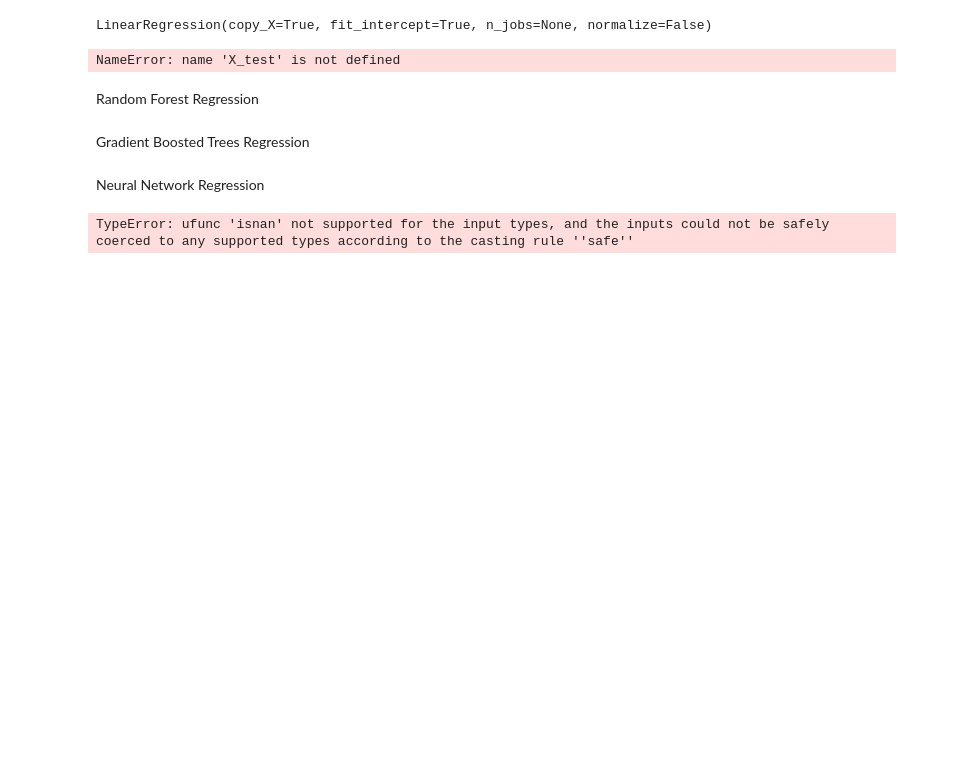
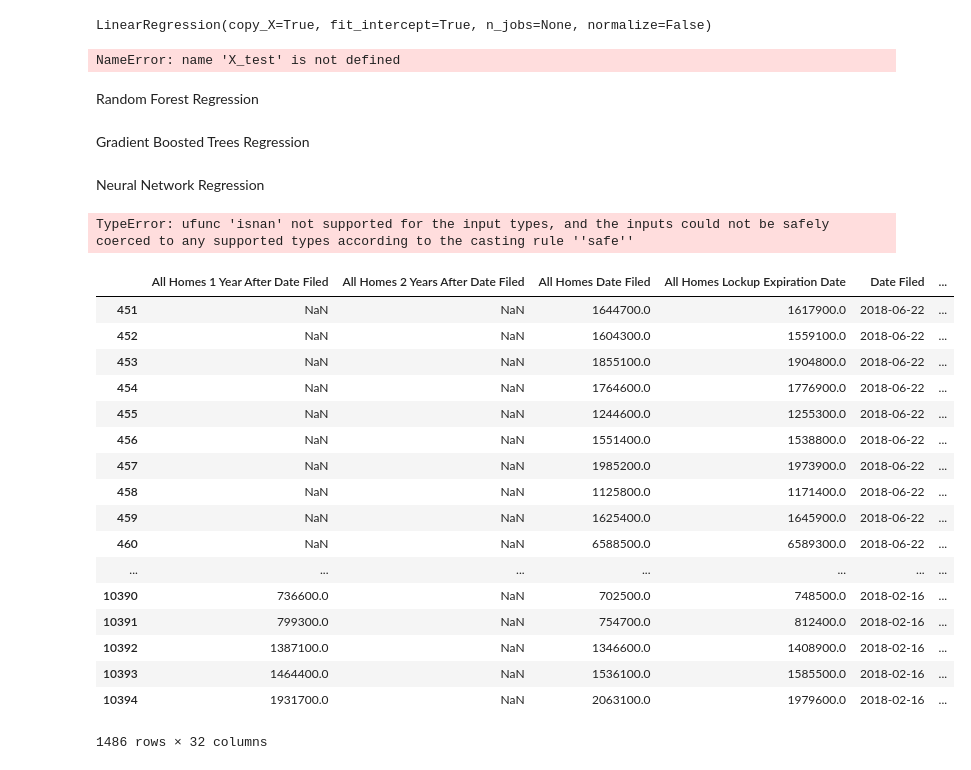
Before and after one commit to apthomas/SF-home-price-prediction, a Jupyter notebook: SF-home-price-prediction/learning.ipynb, the cells around one changed output. Saved outputs shown, nothing was run; the diff lists cells and outputs as text; code cells hidden in the pictures; blank space fills up the shorter version.

```diff
--- a/SF-home-price-prediction/learning.ipynb
+++ b/SF-home-price-prediction/learning.ipynb
@@ -551,0 +941,21 @@ Y_validation
+# %%
+df_test_set_2_years
+# %% [output]
+|  | All Homes 1 Year After Date Filed | All Homes 2 Years After Date Filed | All Homes Date Filed | All Homes Lockup Expiration Date | Date Filed | ... |
+| 451 | NaN | NaN | 1644700.0 | 1617900.0 | 2018-06-22 | ... |
+| 452 | NaN | NaN | 1604300.0 | 1559100.0 | 2018-06-22 | ... |
+| 453 | NaN | NaN | 1855100.0 | 1904800.0 | 2018-06-22 | ... |
+| 454 | NaN | NaN | 1764600.0 | 1776900.0 | 2018-06-22 | ... |
+| 455 | NaN | NaN | 1244600.0 | 1255300.0 | 2018-06-22 | ... |
+| 456 | NaN | NaN | 1551400.0 | 1538800.0 | 2018-06-22 | ... |
+| 457 | NaN | NaN | 1985200.0 | 1973900.0 | 2018-06-22 | ... |
+| 458 | NaN | NaN | 1125800.0 | 1171400.0 | 2018-06-22 | ... |
+| 459 | NaN | NaN | 1625400.0 | 1645900.0 | 2018-06-22 | ... |
+| 460 | NaN | NaN | 6588500.0 | 6589300.0 | 2018-06-22 | ... |
+| ... | ... | ... | ... | ... | ... | ... |
+| 10390 | 736600.0 | NaN | 702500.0 | 748500.0 | 2018-02-16 | ... |
+| 10391 | 799300.0 | NaN | 754700.0 | 812400.0 | 2018-02-16 | ... |
+| 10392 | 1387100.0 | NaN | 1346600.0 | 1408900.0 | 2018-02-16 | ... |
+| 10393 | 1464400.0 | NaN | 1536100.0 | 1585500.0 | 2018-02-16 | ... |
+| 10394 | 1931700.0 | NaN | 2063100.0 | 1979600.0 | 2018-02-16 | ... |
+1486 rows × 32 columns
```
Also changed, not shown: parts of 3 cells of this notebook, 9 other files.
